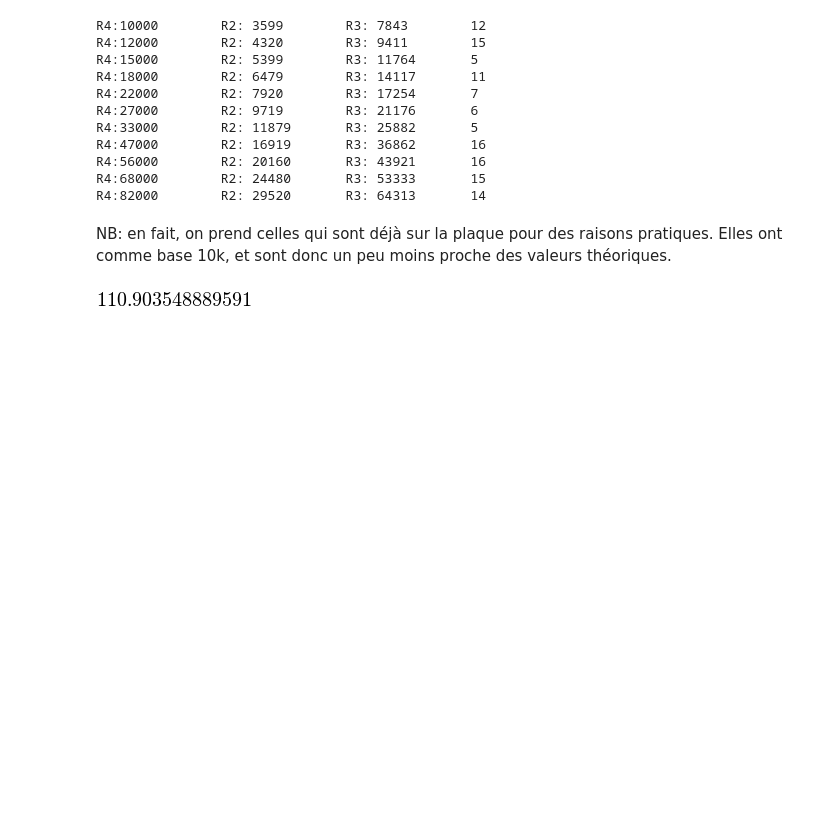
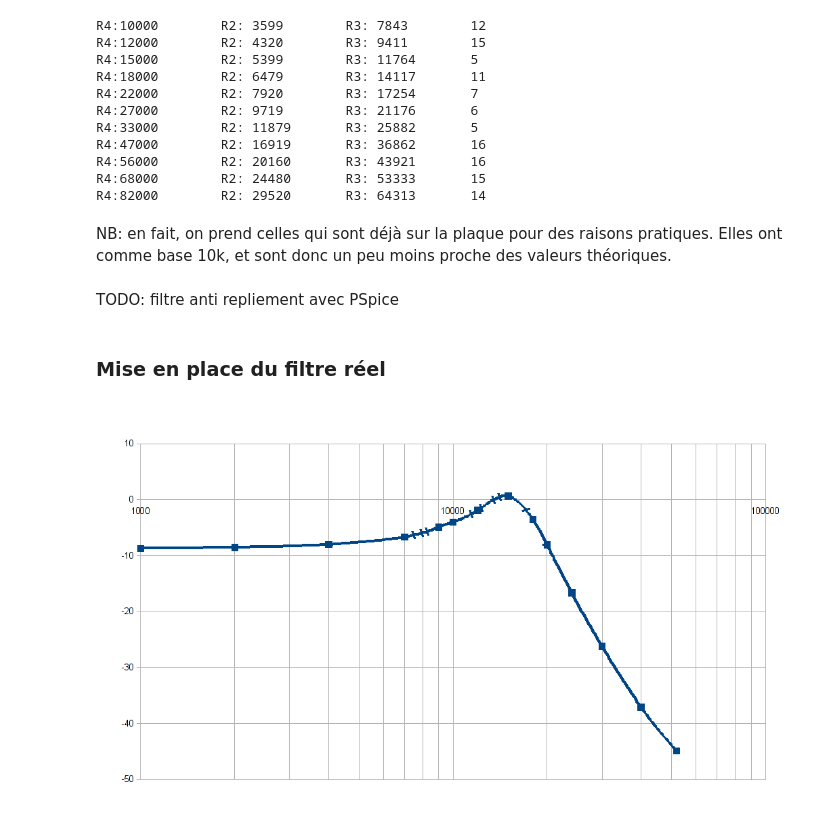
Before and after one commit to nim65s/N7, a Jupyter notebook: cours/TP Chaine d’Instrumentation.ipynb, the cells around one changed output. Drawn from its saved outputs; the diff is of its cells as text; code cells hidden in the pictures; blank space fills up the shorter version.

```diff
--- a/cours/TP Chaine d’Instrumentation.ipynb
+++ b/cours/TP Chaine d’Instrumentation.ipynb
@@ -174,7 +186,11 @@ R2_2 = 12000
 R3_2 = 27000
 # %% [markdown]
 NB: en fait, on prend celles qui sont déjà sur la plaque pour des raisons pratiques. Elles ont comme base 10k, et sont donc un peu moins proche des valeurs théoriques.
-# %%
-20*ln(2**8).evalf()
-# %% [output]
-[figure, removed]
+# %% [markdown]
+TODO: filtre anti repliement avec PSpice
+# %% [markdown]
+### Mise en place du filtre réel
+# %%
+Image(filename='chaine_bode_filtre_reel.png')
+# %% [output]
+[figure, added]
```
Also changed, not shown: parts of 13 cells of this notebook, 4 other files.
